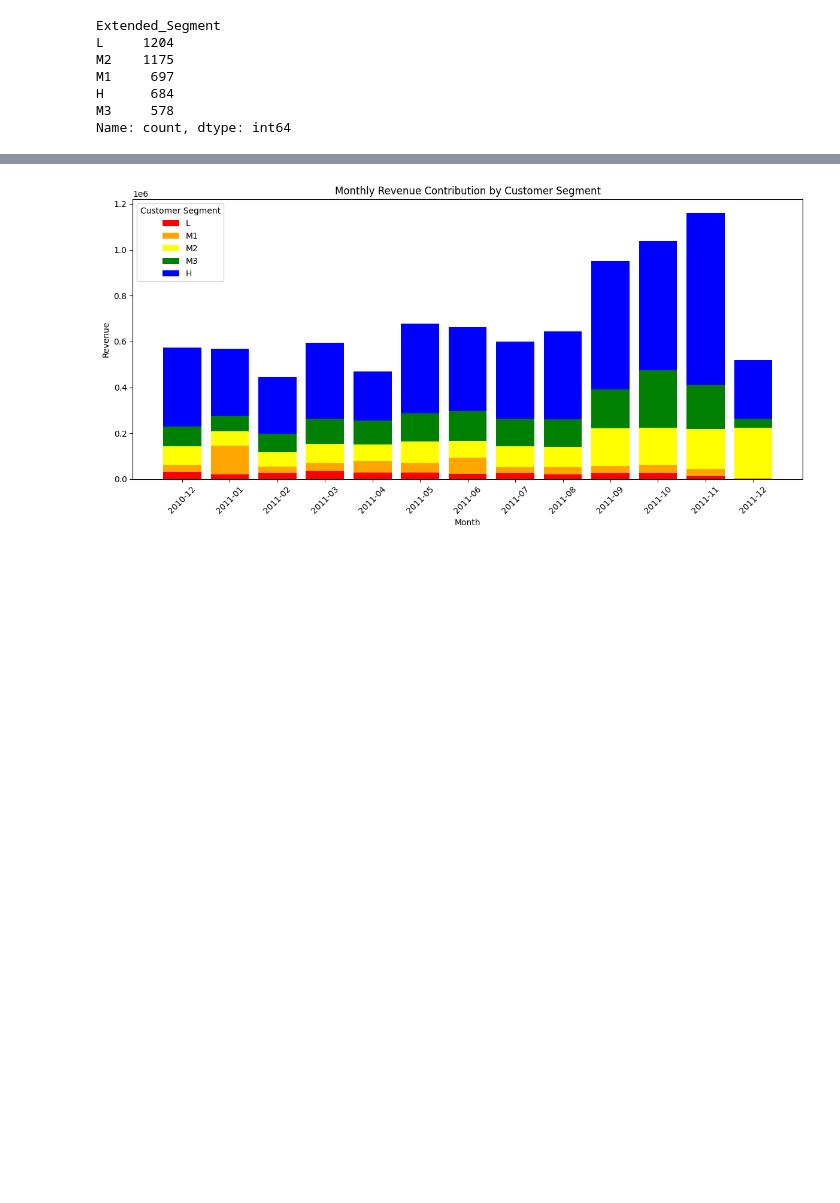
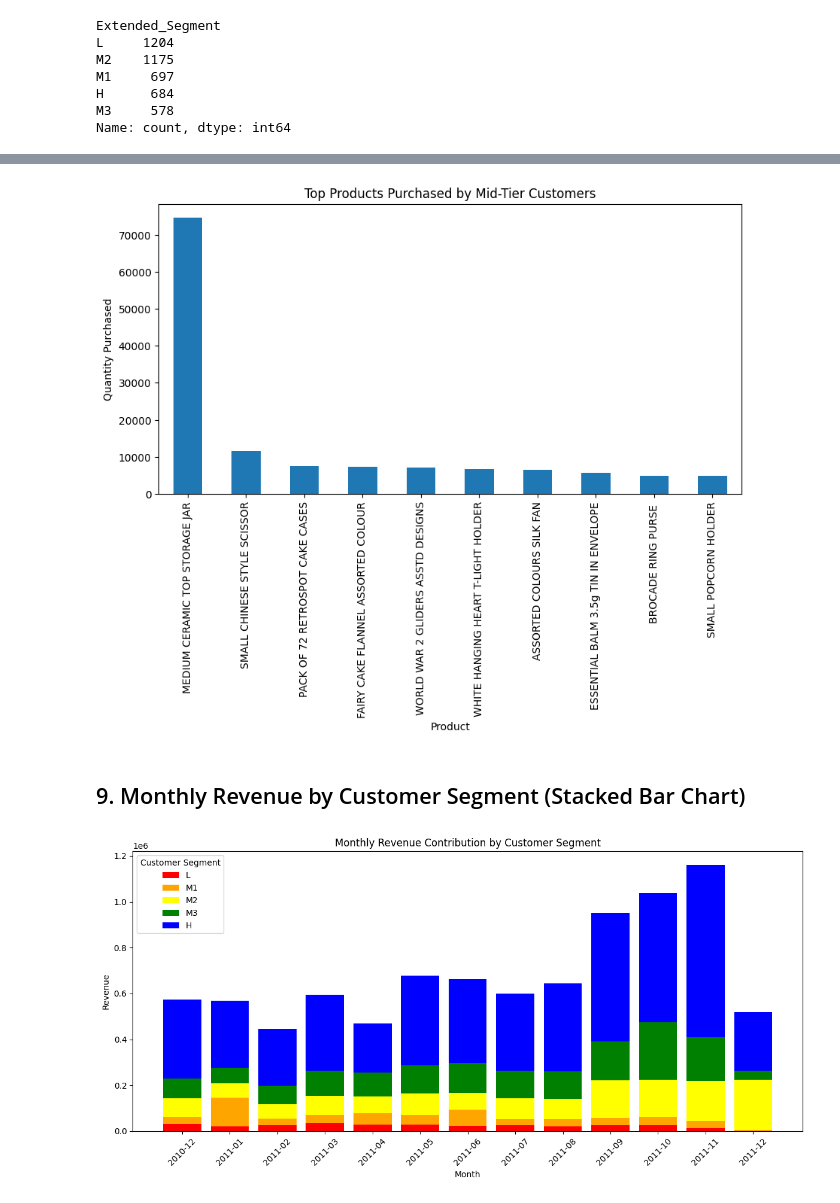
Before and after one commit to Dheeraj-74/Cost-of-Mid-Tier-Customer-Neglect-RFM, a Jupyter notebook: notebooks/Cost_of_Mid_Tier_Customer_Neglect_RFM.ipynb, the cells around one changed output, grey strips where cells are left out. Cells and saved outputs as stored; diff of their text form; code cells hidden in the pictures; blank space fills up the shorter version.

```diff
--- a/notebooks/Cost_of_Mid_Tier_Customer_Neglect_RFM.ipynb
+++ b/notebooks/Cost_of_Mid_Tier_Customer_Neglect_RFM.ipynb
@@ -247,0 +309,14 @@ df_segmented.head()
+# %%
+# Extract mid-tier customers
+mid_tier_customers = rfm[rfm['Customer_Segment'] == 'Mid Tier']
+
+mid_tier_customers.head()
+
+mid_tier_revenue = mid_tier_customers['Monetary'].sum()
+total_revenue = rfm['Monetary'].sum()
+
+mid_tier_percentage = (mid_tier_revenue / total_revenue) * 100
+
+print("Total Revenue:", total_revenue)
+print("Mid-Tier Revenue:", mid_tier_revenue)
+print("Mid-Tier Contribution (%):", round(mid_tier_percentage,2))
@@ -247,0 +327,11 @@ df_segmented.head()
+# %%
+# Get mid-tier customer IDs
+mid_ids = mid_tier_customers.index
+
+# Filter transactions
+mid_df = df[df['CustomerID'].isin(mid_ids)]
+
+# Top products purchased
+top_mid_products = mid_df.groupby('Description')['Quantity'].sum().sort_values(ascending=False).head(10)
+
+top_mid_products
@@ -248,3 +351,15 @@ df_segmented.head()
+# %%
+top_mid_products.plot(kind='bar', figsize=(10,5))
+
+plt.title("Top Products Purchased by Mid-Tier Customers")
+plt.xlabel("Product")
+plt.ylabel("Quantity Purchased")
+
+plt.show()
+# %% [output]
+[figure, added]
+# %% [markdown]
+## 9. Monthly Revenue by Customer Segment (Stacked Bar Chart)
 # %%
 # Monthly revenue by segment
 monthly_segment_revenue = (
```
Also changed, not shown: parts of 18 cells of this notebook.
